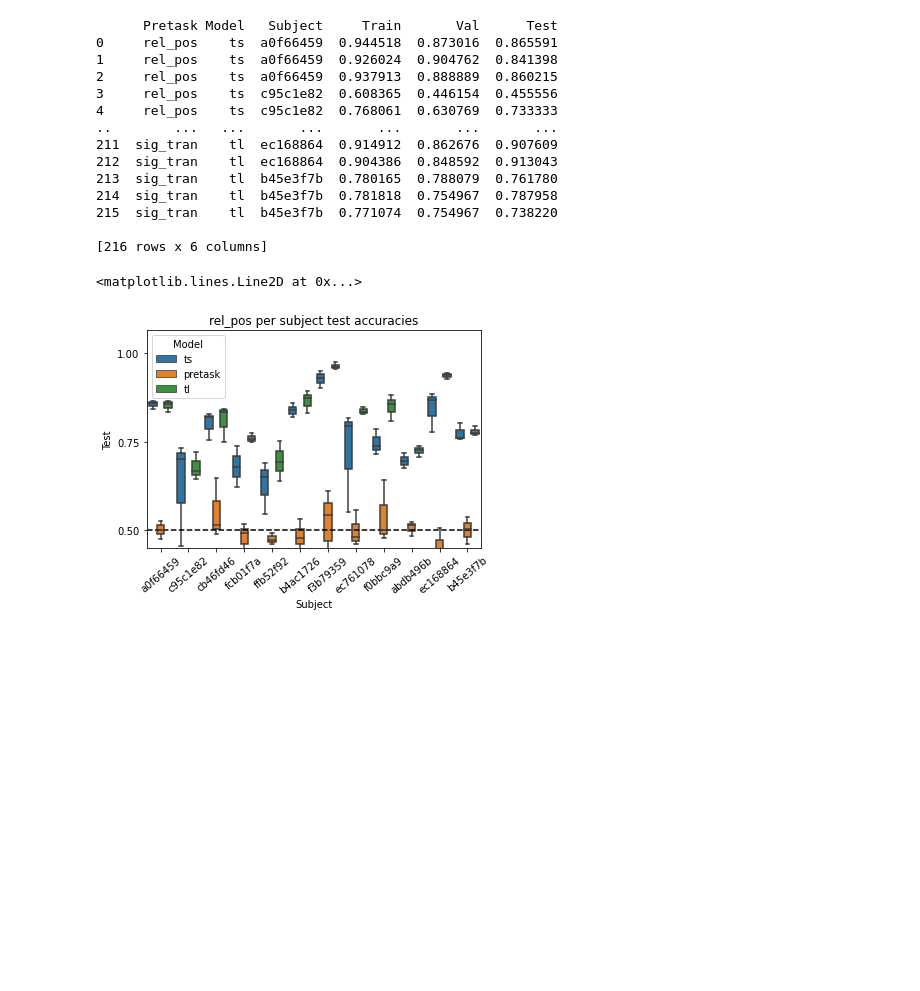
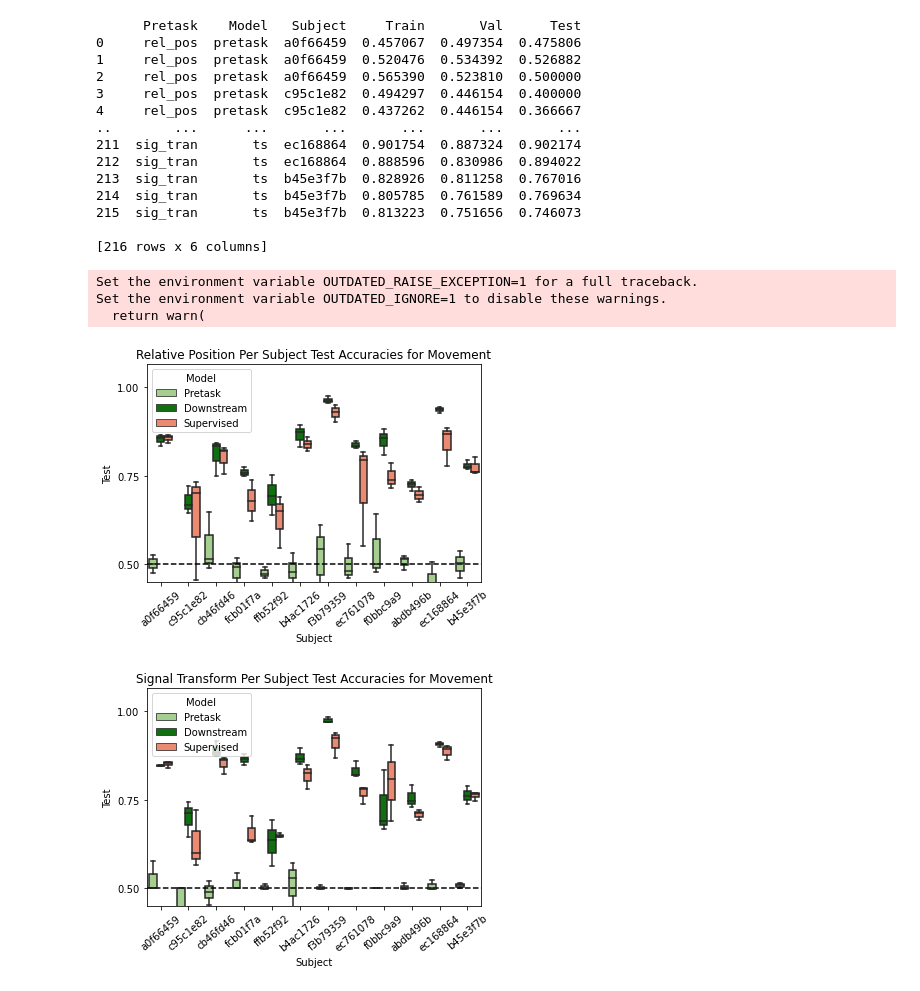
Before and after one commit to strandquistg/ez-ssl, a Jupyter notebook: downstream/DownstreamPlot.ipynb, the cells around one changed output. Drawn from its saved outputs; the diff is of its cells as text; code cells hidden in the pictures; blank space fills up the shorter version.

```diff
--- a/downstream/DownstreamPlot.ipynb
+++ b/downstream/DownstreamPlot.ipynb
@@ -30,6 +26,6 @@ Set the environment variable OUTDATED_IGNORE=1 to disable these warnings.
 # %%
 pretask_type = ['rel_pos', 'sig_tran']
-model_types = ['ts', 'pretask', 'tl']
+model_types = ['pretask', 'tl', 'ts']
 sp = '/home/zsteineh/ez_ssl_results/'
 name = pretask_type[0]+model_types[1]+'_acc_dict'
 with open(sp+'obj/' + name + '.pkl', 'rb') as f:
@@ -50,17 +46,20 @@ for pretask in pretask_type:
 sbj_acc_df = pd.DataFrame.from_records(sbj_accs, columns = ['Pretask','Model','Subject', 'Train', 'Val', 'Test'])
 print(sbj_acc_df)
 # %% [output]
-      Pretask Model   Subject     Train       Val      Test
-0     rel_pos    ts  a0f66459  0.944518  0.873016  0.865591
-1     rel_pos    ts  a0f66459  0.926024  0.904762  0.841398
-2     rel_pos    ts  a0f66459  0.937913  0.888889  0.860215
-3     rel_pos    ts  c95c1e82  0.608365  0.446154  0.455556
-4     rel_pos    ts  c95c1e82  0.768061  0.630769  0.733333
-..        ...   ...       ...       ...       ...       ...
-211  sig_tran    tl  ec168864  0.914912  0.862676  0.907609
-212  sig_tran    tl  ec168864  0.904386  0.848592  0.913043
-213  sig_tran    tl  b45e3f7b  0.780165  0.788079  0.761780
-214  sig_tran    tl  b45e3f7b  0.781818  0.754967  0.787958
-215  sig_tran    tl  b45e3f7b  0.771074  0.754967  0.738220
+      Pretask    Model   Subject     Train       Val      Test
+0     rel_pos  pretask  a0f66459  0.457067  0.497354  0.475806
+1     rel_pos  pretask  a0f66459  0.520476  0.534392  0.526882
+2     rel_pos  pretask  a0f66459  0.565390  0.523810  0.500000
+3     rel_pos  pretask  c95c1e82  0.494297  0.446154  0.400000
+4     rel_pos  pretask  c95c1e82  0.437262  0.446154  0.366667
+..        ...      ...       ...       ...       ...       ...
+211  sig_tran       ts  ec168864  0.901754  0.887324  0.902174
+212  sig_tran       ts  ec168864  0.888596  0.830986  0.894022
+213  sig_tran       ts  b45e3f7b  0.828926  0.811258  0.767016
+214  sig_tran       ts  b45e3f7b  0.805785  0.761589  0.769634
+215  sig_tran       ts  b45e3f7b  0.813223  0.751656  0.746073
 
 [216 rows x 6 columns]
+Set the environment variable OUTDATED_RAISE_EXCEPTION=1 for a full traceback.
+Set the environment variable OUTDATED_IGNORE=1 to disable these warnings.
+  return warn(
@@ -67,13 +87,21 @@ print(sbj_acc_df)
 # %%
+correct_model_labels = ['Pretask', 'Downstream', 'Supervised']
+correct_pretask_labels = {'rel_pos':'Relative Position', 'sig_tran':'Signal Transform'}
+my_pal = {"pretask": '#A1DA85', "tl": 'g', "ts": '#FF7D5D'}
 # plot some subject specific stuff
-plt = sns.boxplot(x = 'Subject', y = 'Test', hue = 'Model',
-                  data = sbj_acc_df.loc[sbj_acc_df['Pretask'] == pretask_type[0]])
-plt.set_xticklabels(plt.get_xticklabels(),rotation=40)
-plt.set_title(pretask_type[0]+' per subject test accuracies')
-plt.set_ylim([(1/2)-.05,1.065])
-plt.set_yticks([.5,.75,1])
-plt.axhline(1/2,c='k',linestyle='--')
+
+for pre in pretask_type:
+    my_plt = sns.boxplot(x = 'Subject', y = 'Test', hue = 'Model',
+                      data = sbj_acc_df.loc[sbj_acc_df['Pretask'] == pre], palette=my_pal)
+    my_plt.set_xticklabels(my_plt.get_xticklabels(),rotation=40)
+    my_plt.set_title(correct_pretask_labels[pre]+' Per Subject Test Accuracies for Movement')
+    my_plt.set_ylim([(1/2)-.05,1.065])
+    my_plt.set_yticks([.5,.75,1])
+    leg = my_plt.get_legend()
+    for t, l in zip(leg.texts, correct_model_labels): t.set_text(l)
+    my_plt.axhline(1/2,c='k',linestyle='--')
+    plt.show()
 # %% [output]
-<matplotlib.lines.Line2D at 0x...>
-[figure, old version]
+[figure, new version]
+[figure, added]
 # %%
```
Also changed, not shown: parts of 6 cells of this notebook.
